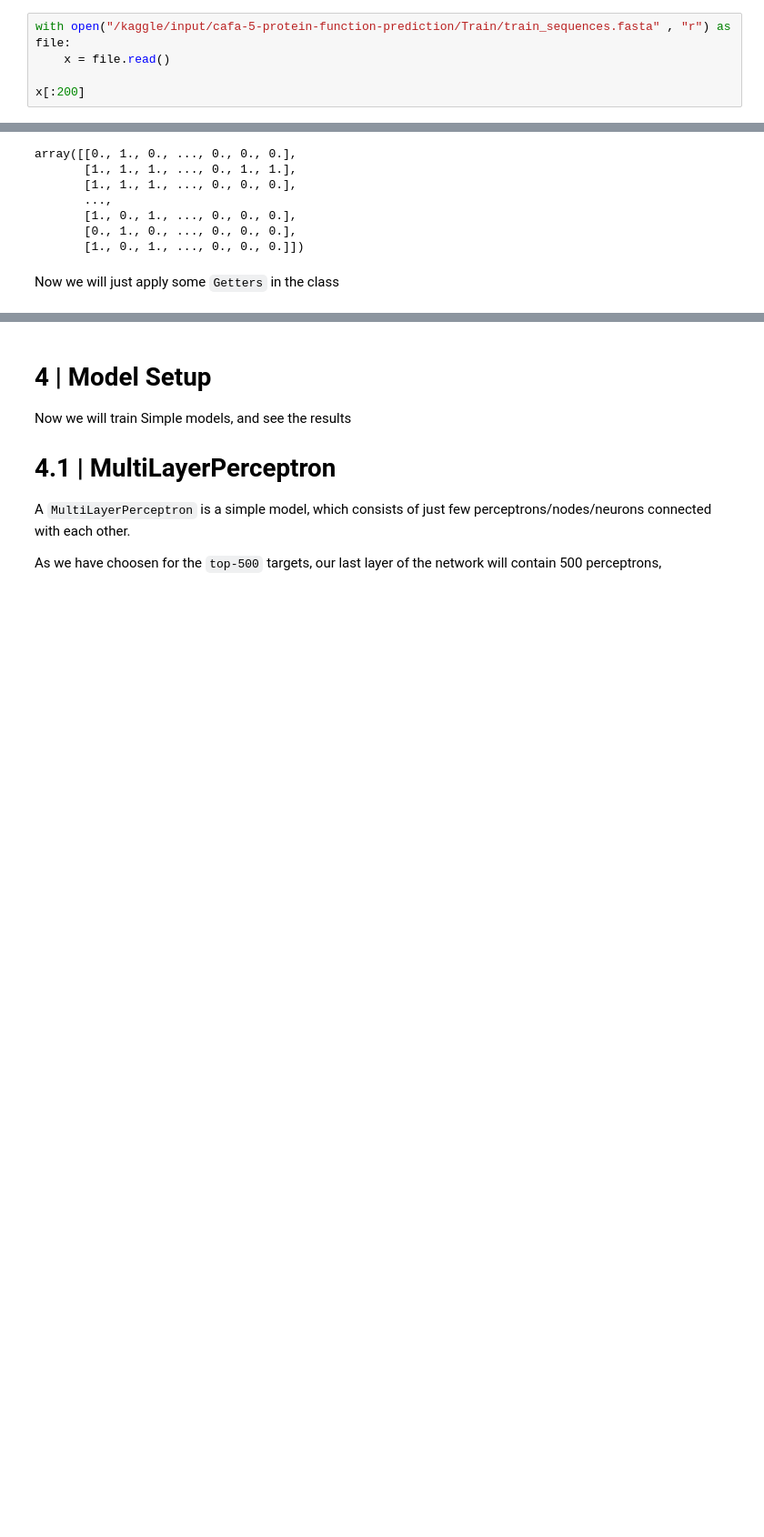
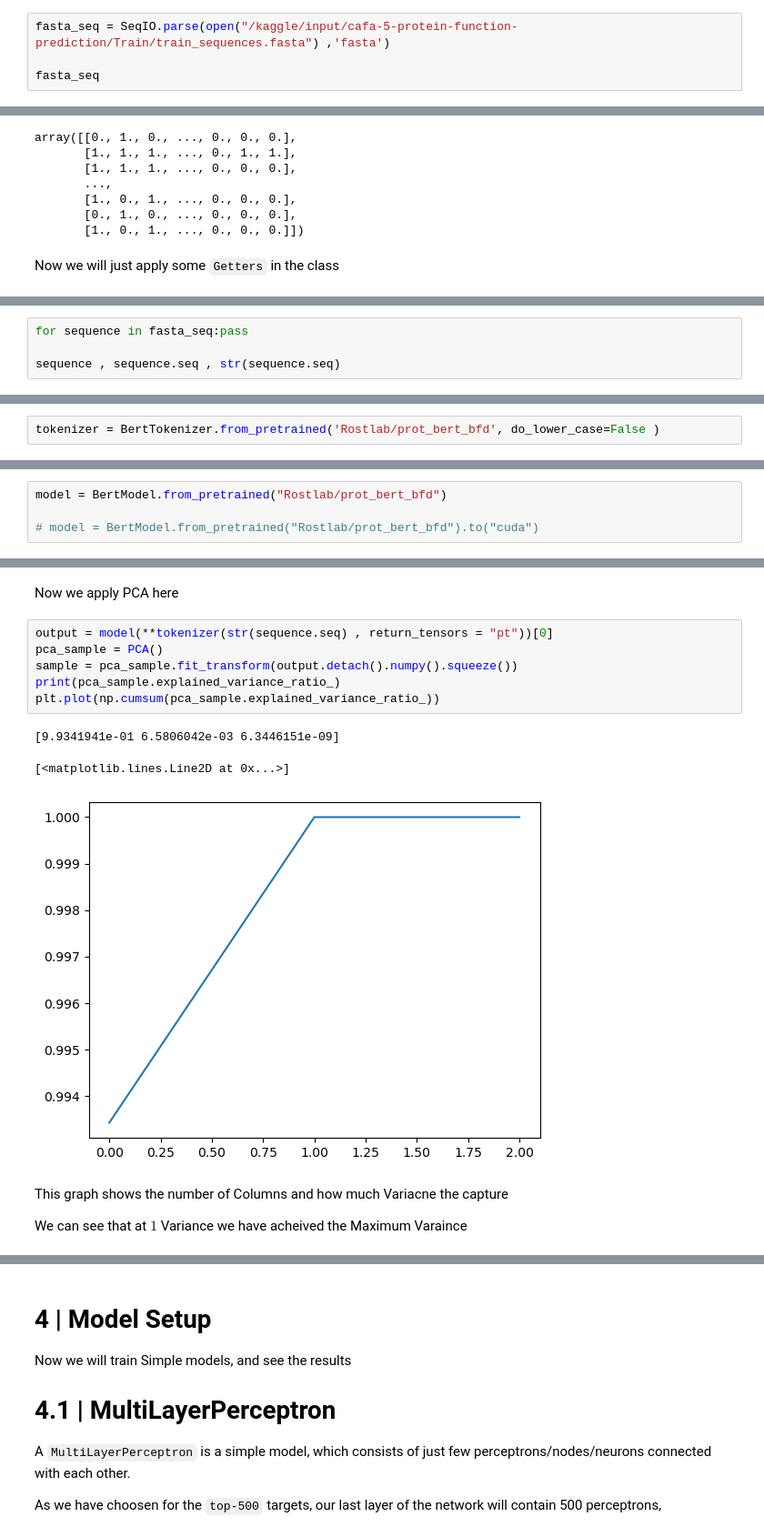
Before and after one commit to AyushSinghal9020/AyushSinghal9020, a Jupyter notebook: utc-pytorch-dataloader-cafa.ipynb, the cells around one changed output, grey strips where cells are left out. Shown: that part at 91% size. Saved outputs shown, nothing was run; the diff lists cells and outputs as text; blank space fills up the shorter version.

Commit message:
Kaggle Notebook | Re-Creating Protein Neural Nets From Scratch |  | Version 9

```diff
--- a/utc-pytorch-dataloader-cafa.ipynb
+++ b/utc-pytorch-dataloader-cafa.ipynb
@@ -144,8 +144,7 @@ This files are in `FASTA` format.
 
 This file contains . To obtain the full set of protein sequences for unlabeled proteins, the Swiss-Prot and TrEMBL databases can be found here.
 # %%
-with open("/kaggle/input/cafa-5-protein-function-prediction/Train/train_sequences.fasta" , "r") as file:
-    x = file.read()
+fasta_seq = SeqIO.parse(open("/kaggle/input/cafa-5-protein-function-prediction/Train/train_sequences.fasta") ,'fasta')
 
-x[:200]
+fasta_seq
 # %% [output]
@@ -311,0 +340,4 @@ train_dataloader = torch.utils.data.DataLoader(train_data , batch_size = 128 , s
+# %%
+for sequence in fasta_seq:pass
+
+sequence , sequence.seq , str(sequence.seq)
@@ -311,0 +350,2 @@ train_dataloader = torch.utils.data.DataLoader(train_data , batch_size = 128 , s
+# %%
+tokenizer = BertTokenizer.from_pretrained('Rostlab/prot_bert_bfd', do_lower_case=False )
@@ -311,0 +359,4 @@ train_dataloader = torch.utils.data.DataLoader(train_data , batch_size = 128 , s
+# %%
+model = BertModel.from_pretrained("Rostlab/prot_bert_bfd")
+
+# model = BertModel.from_pretrained("Rostlab/prot_bert_bfd").to("cuda")
@@ -311,0 +396,16 @@ train_dataloader = torch.utils.data.DataLoader(train_data , batch_size = 128 , s
+# %% [markdown]
+Now we apply PCA here
+# %%
+output = model(**tokenizer(str(sequence.seq) , return_tensors = "pt"))[0]
+pca_sample = PCA()
+sample = pca_sample.fit_transform(output.detach().numpy().squeeze())
+print(pca_sample.explained_variance_ratio_)
+plt.plot(np.cumsum(pca_sample.explained_variance_ratio_))
+# %% [output]
+[9.9341941e-01 6.5806042e-03 6.3446151e-09]
+[<matplotlib.lines.Line2D at 0x...>]
+[figure, added]
+# %% [markdown]
+This graph shows the number of Columns and how much Variacne the capture
+
+We can see that at $1$ Variance we have acheived the Maximum Varaince
```
Also changed, not shown: parts of 33 cells of this notebook.
